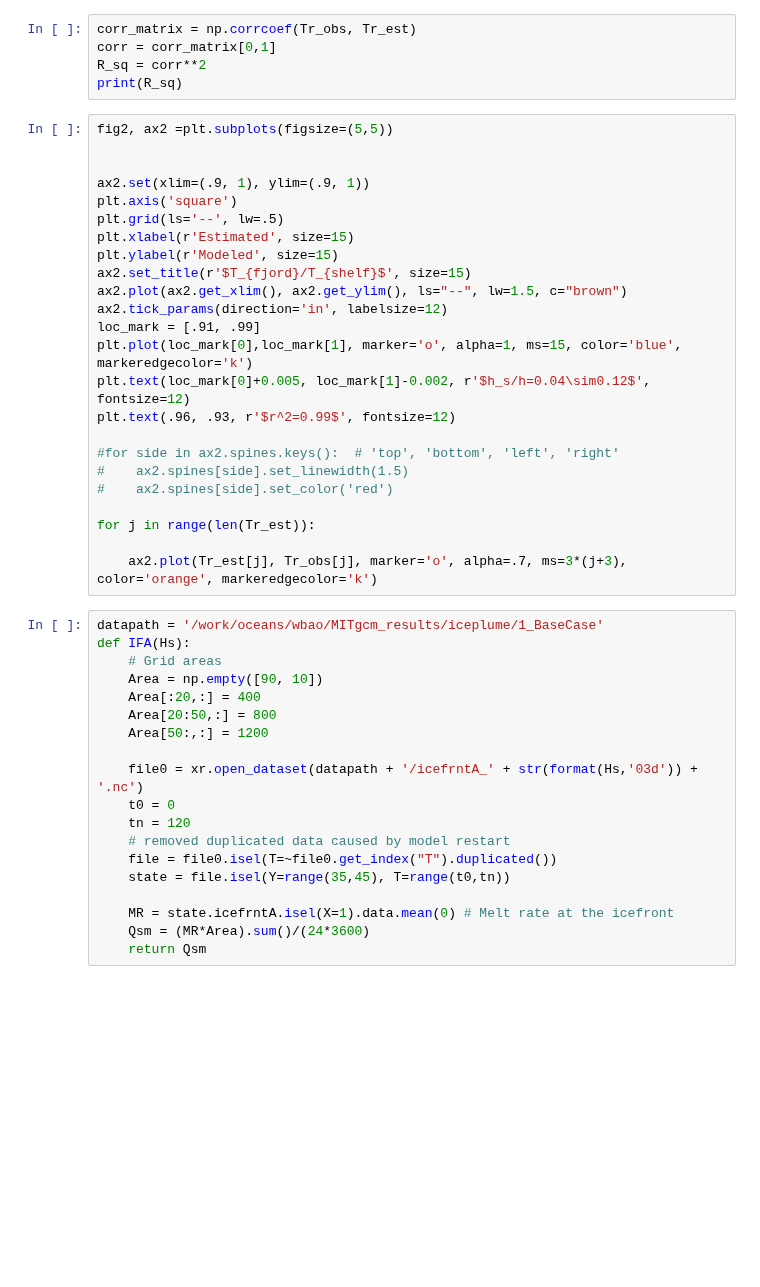
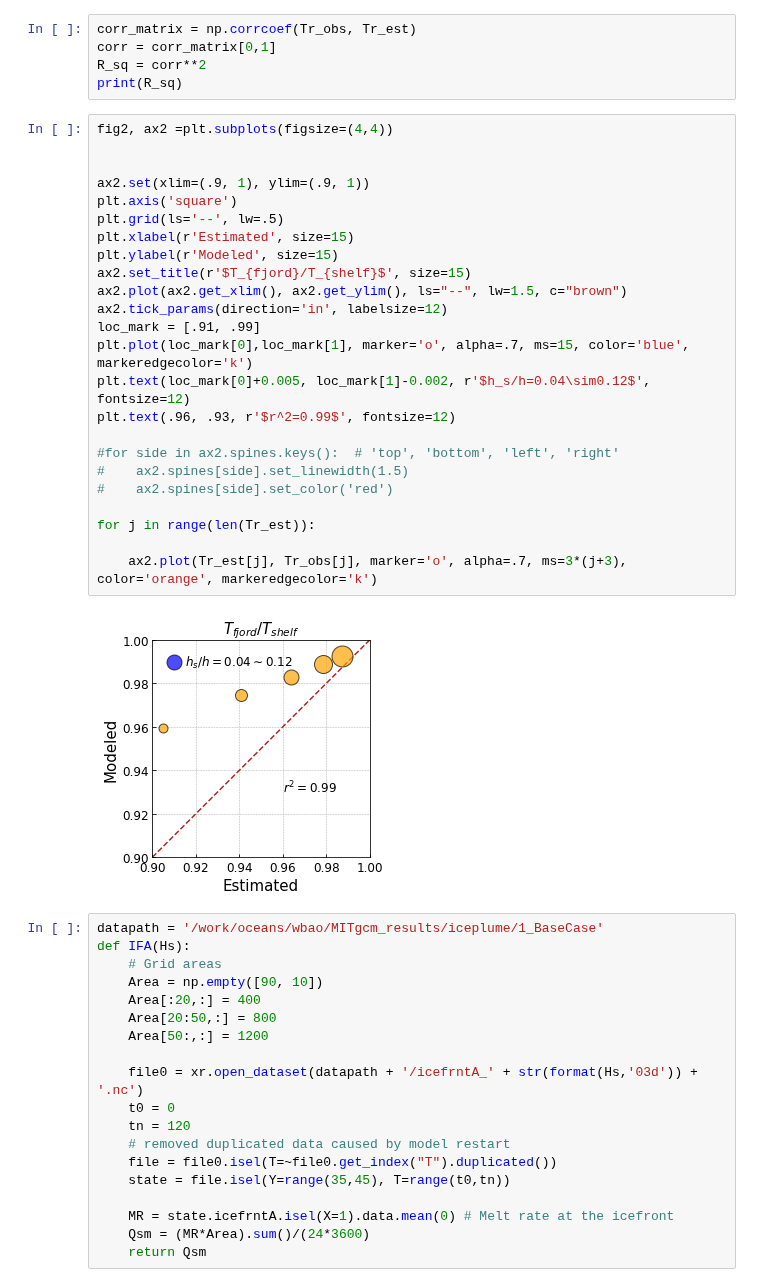
Before and after one commit to weiyangbao/Jupyter-Iceplume, a Jupyter notebook: Fjord Modeling/4-Ts_Comp.ipynb, the cells around one changed output. Saved outputs shown, nothing was run; the diff lists cells and outputs as text; blank space fills up the shorter version.

```diff
--- a/Fjord Modeling/4-Ts_Comp.ipynb
+++ b/Fjord Modeling/4-Ts_Comp.ipynb
@@ -272,29 +270,31 @@ corr = corr_matrix[0,1]
 R_sq = corr**2
 print(R_sq)
 # %%
-fig2, ax2 =plt.subplots(figsize=(5,5))
+fig2, ax2 =plt.subplots(figsize=(4,4))
 
 
 ax2.set(xlim=(.9, 1), ylim=(.9, 1))
 plt.axis('square')
 plt.grid(ls='--', lw=.5)
 plt.xlabel(r'Estimated', size=15)
 plt.ylabel(r'Modeled', size=15)
 ax2.set_title(r'$T_{fjord}/T_{shelf}$', size=15)
 ax2.plot(ax2.get_xlim(), ax2.get_ylim(), ls="--", lw=1.5, c="brown")
 ax2.tick_params(direction='in', labelsize=12)
 loc_mark = [.91, .99]
-plt.plot(loc_mark[0],loc_mark[1], marker='o', alpha=1, ms=15, color='blue', markeredgecolor='k')
+plt.plot(loc_mark[0],loc_mark[1], marker='o', alpha=.7, ms=15, color='blue', markeredgecolor='k')
 plt.text(loc_mark[0]+0.005, loc_mark[1]-0.002, r'$h_s/h=0.04\sim0.12$', fontsize=12)
 plt.text(.96, .93, r'$r^2=0.99$', fontsize=12)
 
 #for side in ax2.spines.keys():  # 'top', 'bottom', 'left', 'right'
 #    ax2.spines[side].set_linewidth(1.5)
 #    ax2.spines[side].set_color('red')
 
 for j in range(len(Tr_est)):
 
     ax2.plot(Tr_est[j], Tr_obs[j], marker='o', alpha=.7, ms=3*(j+3), color='orange', markeredgecolor='k')
+# %% [output]
+[figure, added]
 # %%
 datapath = '/work/oceans/wbao/MITgcm_results/iceplume/1_BaseCase'
 def IFA(Hs):
```
Also changed, not shown: parts of 1 cell of this notebook, 6 other files.
